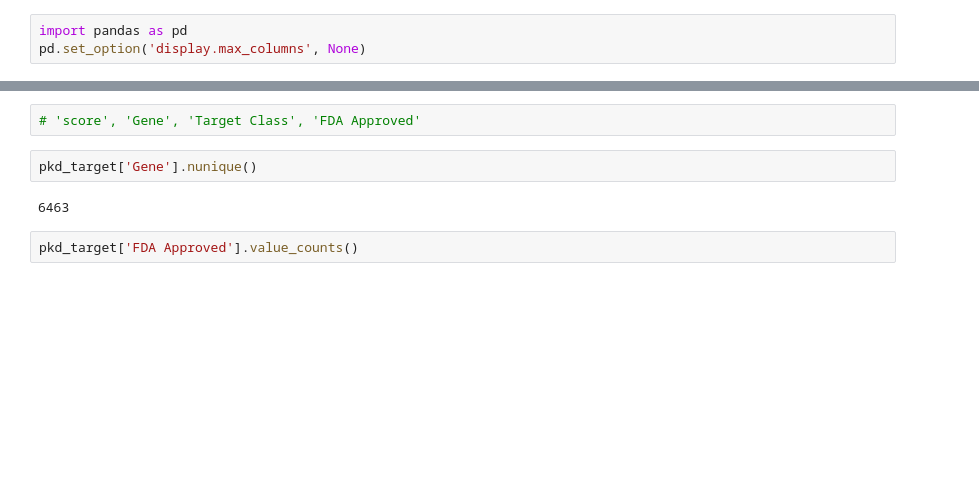
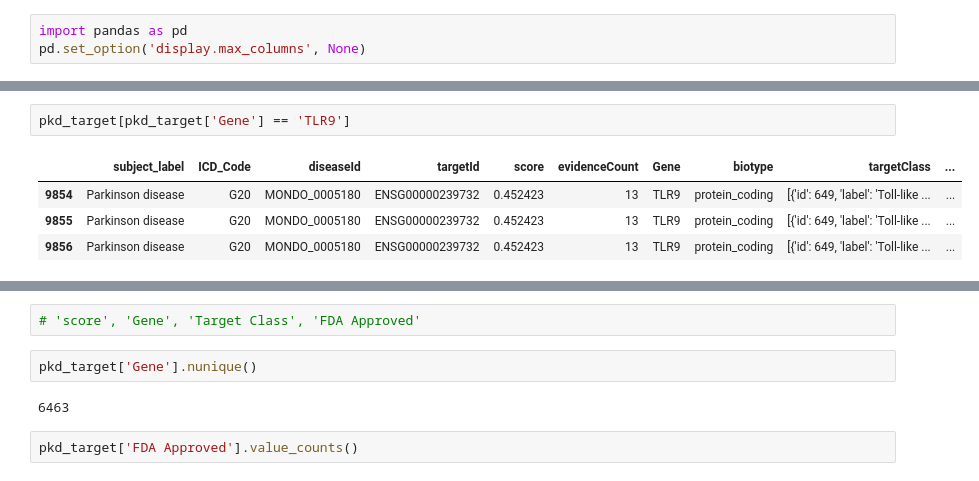
Before and after one commit to mmetalab/llm-drug-agent, a Jupyter notebook: PKDisease/pkd_target_drug_candidates.ipynb, the cells around one changed output, grey strips where cells are left out. Drawn from its saved outputs; the diff is of its cells as text; blank space fills up the shorter version.

```diff
--- a/PKDisease/pkd_target_drug_candidates.ipynb
+++ b/PKDisease/pkd_target_drug_candidates.ipynb
@@ -4,2 +22,9 @@ pd.set_option('display.max_columns', None)
+# %%
+pkd_target[pkd_target['Gene'] == 'TLR9']
+# %% [output]
+|  | subject_label | ICD_Code | diseaseId | targetId | score | evidenceCount | Gene | biotype | targetClass | ... |
+| 9854 | Parkinson disease | G20 | MONDO_0005180 | ENSG00000239732 | 0.452423 | 13 | TLR9 | protein_coding | [{'id': 649, 'label': 'Toll-like ... | ... |
+| 9855 | Parkinson disease | G20 | MONDO_0005180 | ENSG00000239732 | 0.452423 | 13 | TLR9 | protein_coding | [{'id': 649, 'label': 'Toll-like ... | ... |
+| 9856 | Parkinson disease | G20 | MONDO_0005180 | ENSG00000239732 | 0.452423 | 13 | TLR9 | protein_coding | [{'id': 649, 'label': 'Toll-like ... | ... |
 # %%
 pkd_target = pd.read_csv('pkd_target_disease_sequence_class_chembl.csv')
```
Also changed, not shown: parts of 5 cells of this notebook.
